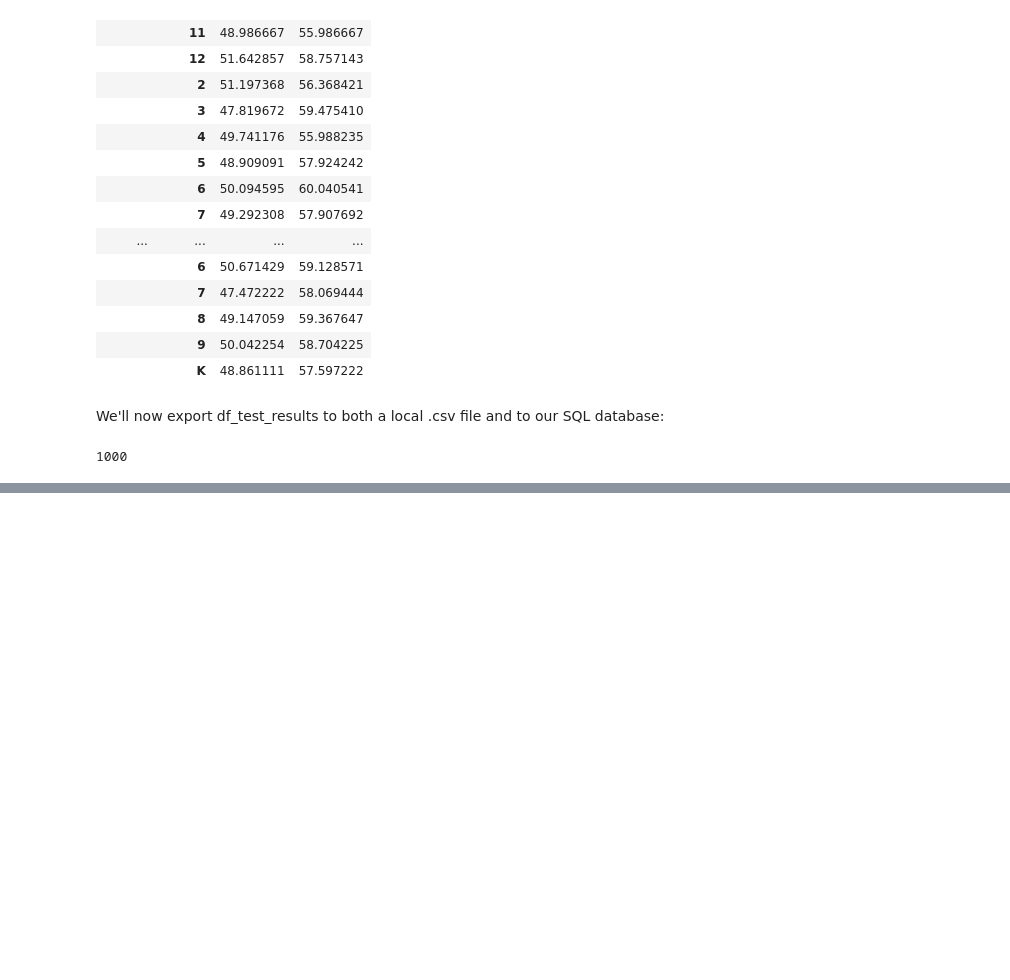
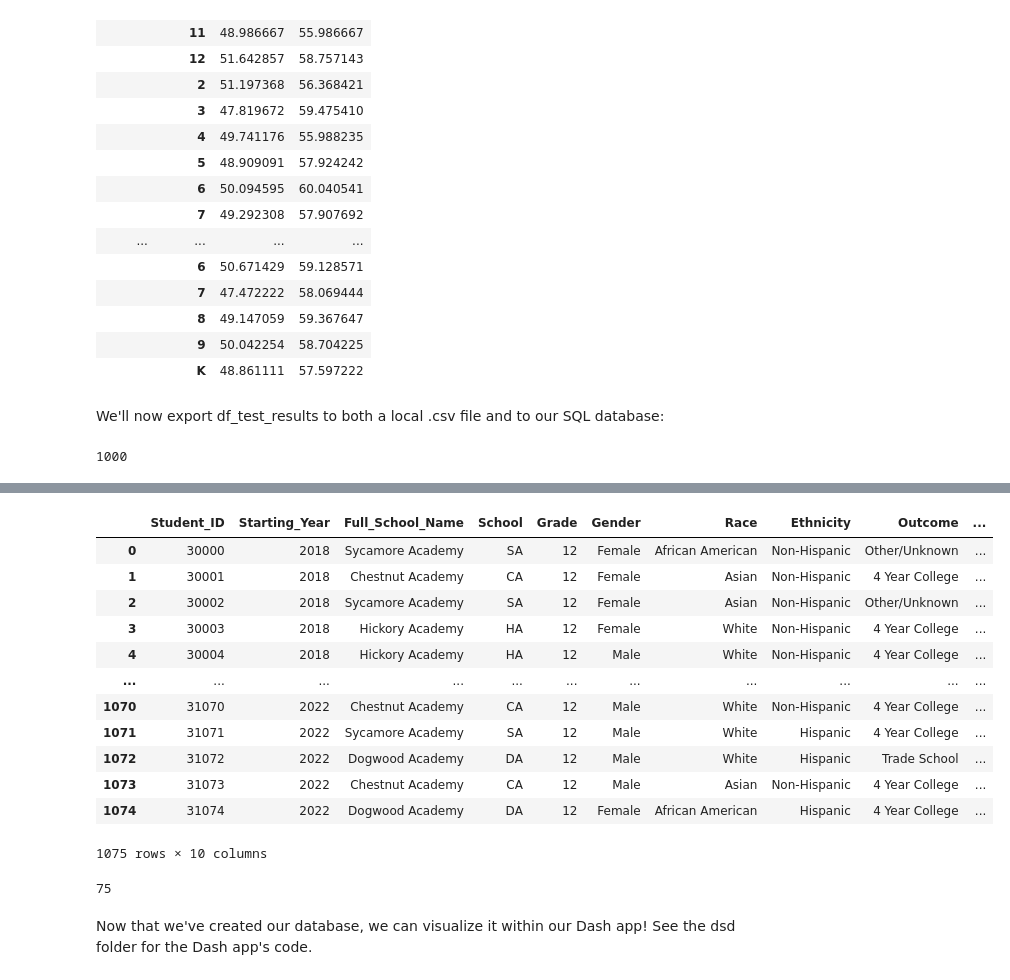
Before and after one commit to kburchfiel/dash_school_dashboard, a Jupyter notebook: database_generator.ipynb, the cells around one changed output, grey strips where cells are left out. Drawn from its saved outputs; the diff is of its cells as text; code cells hidden in the pictures; blank space fills up the shorter version.

```diff
--- a/database_generator.ipynb
+++ b/database_generator.ipynb
@@ -469,0 +547,6 @@ con = elephantsql_engine, index = False)
+# %%
+df_grad_outcomes = pd.DataFrame({'Student_ID':student_id_column,
+'Starting_Year':starting_year_column,
+'Full_School_Name':school_column, 'School':acronym_column, 'Grade':grade_column,
+'Gender':gender_column, 'Race':race_column, 'Ethnicity':ethnicity_column})
+df_grad_outcomes
@@ -469,0 +592,24 @@ con = elephantsql_engine, index = False)
+# %%
+outcomes_list = ['4 Year College', '2 Year College',
+'Trade School', 'Employment', 'Other/Unknown']
+# %%
+def set_outcome(starting_year):
+    if starting_year == 2018:
+        outcome = rng.choice(outcomes_list,  p = [0.5, 0.1, 0.05, 0.25, 0.1])
+    elif starting_year == 2019:
+        outcome = rng.choice(outcomes_list,  p = [0.55, 0.05, 0.1, 0.2, 0.1])
+    elif starting_year == 2020:
+        outcome = rng.choice(outcomes_list,  p = [0.6, 0.05, 0.15, 0.15, 0.05])
+    elif starting_year == 2021:
+        outcome = rng.choice(outcomes_list,  p = [0.65, 0.03, 0.12, 0.1, 0.1])
+    elif starting_year == 2022:
+        outcome = rng.choice(outcomes_list,  p = [0.7, 0.02, 0.15, 0.1, 0.03])
+    return outcome
+# %%
+df_grad_outcomes['Outcome'] = df_grad_outcomes[
+    'Starting_Year'].apply(set_outcome)
+
+# Note that the years in the 'Starting_Year' column are automatically
+# passed to set_outcome.
+# See https://pandas.pydata.org/docs/reference/api/pandas.Series.apply.html
+# for more documentation on series.apply()
@@ -469,0 +660,26 @@ con = elephantsql_engine, index = False)
+# %%
+df_grad_outcomes['Students'] = 1 # Will prove useful when summing outcomes
+# by year, school, etc.
+df_grad_outcomes
+# %% [output]
+|  | Student_ID | Starting_Year | Full_School_Name | School | Grade | Gender | Race | Ethnicity | Outcome | ... |
+| 0 | 30000 | 2018 | Sycamore Academy | SA | 12 | Female | African American | Non-Hispanic | Other/Unknown | ... |
+| 1 | 30001 | 2018 | Chestnut Academy | CA | 12 | Female | Asian | Non-Hispanic | 4 Year College | ... |
+| 2 | 30002 | 2018 | Sycamore Academy | SA | 12 | Female | Asian | Non-Hispanic | Other/Unknown | ... |
+| 3 | 30003 | 2018 | Hickory Academy | HA | 12 | Female | White | Non-Hispanic | 4 Year College | ... |
+| 4 | 30004 | 2018 | Hickory Academy | HA | 12 | Male | White | Non-Hispanic | 4 Year College | ... |
+| ... | ... | ... | ... | ... | ... | ... | ... | ... | ... | ... |
+| 1070 | 31070 | 2022 | Chestnut Academy | CA | 12 | Male | White | Non-Hispanic | 4 Year College | ... |
+| 1071 | 31071 | 2022 | Sycamore Academy | SA | 12 | Male | White | Hispanic | 4 Year College | ... |
+| 1072 | 31072 | 2022 | Dogwood Academy | DA | 12 | Male | White | Hispanic | Trade School | ... |
+| 1073 | 31073 | 2022 | Chestnut Academy | CA | 12 | Male | Asian | Non-Hispanic | 4 Year College | ... |
+| 1074 | 31074 | 2022 | Dogwood Academy | DA | 12 | Female | African American | Hispanic | 4 Year College | ... |
+1075 rows × 10 columns
+# %%
+df_grad_outcomes.to_csv('grad_outcomes.csv', index = False)
+df_grad_outcomes.to_sql("grad_outcomes",if_exists = 'replace',
+con = elephantsql_engine, index = False)
+# %% [output]
+75
+# %% [markdown]
+Now that we've created our database, we can visualize it within our Dash app! See the dsd folder for the Dash app's code.
```
Also changed, not shown: parts of 25 cells of this notebook, 8 other files.
